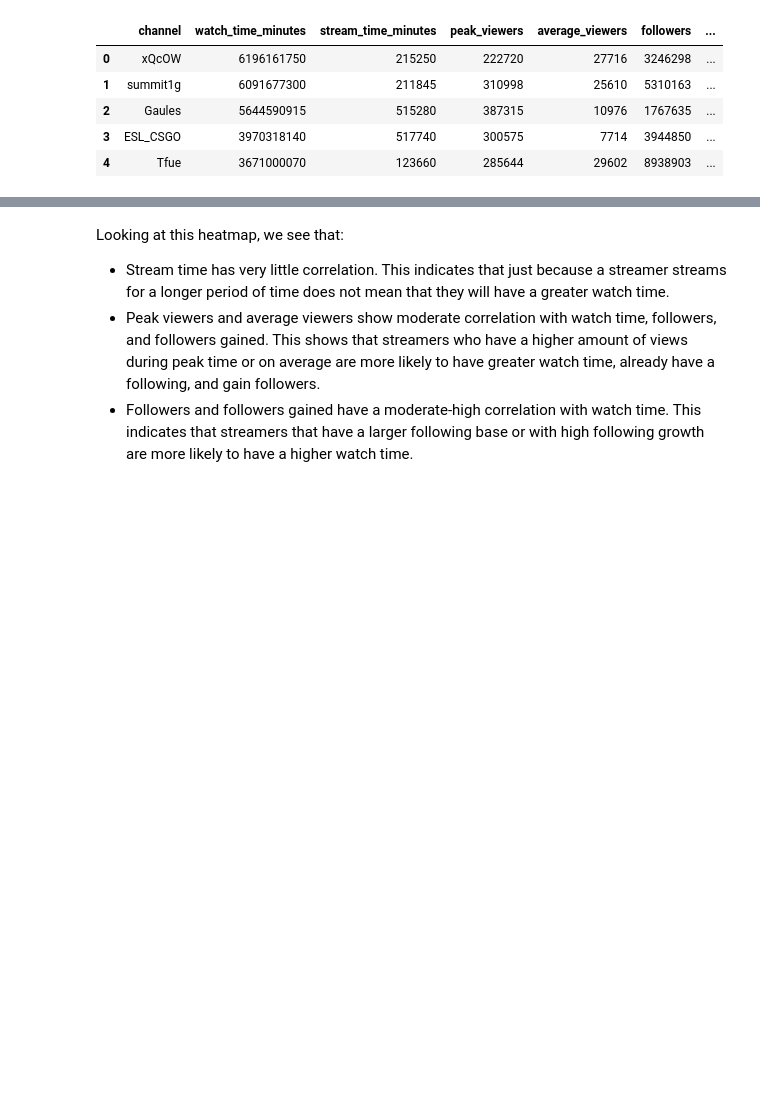
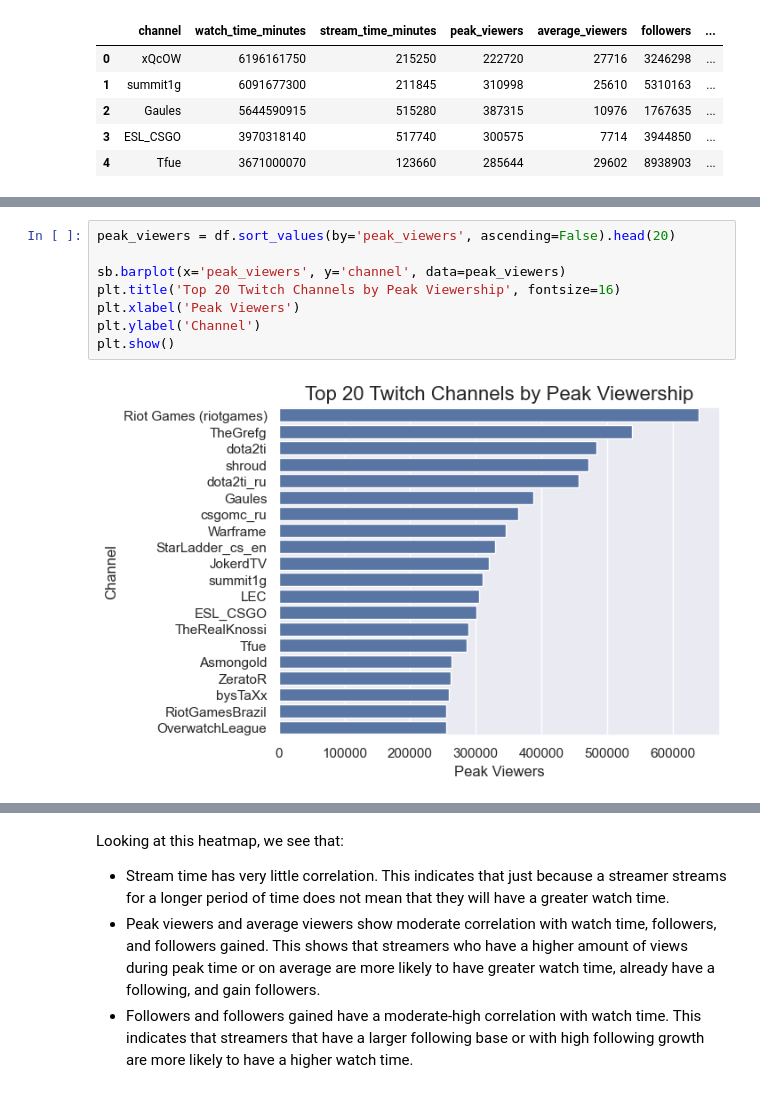
Before and after one commit to jasminejsun/twitch-streamer-analysis, a Jupyter notebook: data-exploratory-analysis.ipynb, the cells around one changed output, grey strips where cells are left out. Cells and saved outputs as stored; diff of their text form; blank space fills up the shorter version.

```diff
--- a/data-exploratory-analysis.ipynb
+++ b/data-exploratory-analysis.ipynb
@@ -54,0 +65,10 @@ In order to analyze the relationship between various numeric variables and watch
+# %%
+peak_viewers = df.sort_values(by='peak_viewers', ascending=False).head(20)
+
+sb.barplot(x='peak_viewers', y='channel', data=peak_viewers)
+plt.title('Top 20 Twitch Channels by Peak Viewership', fontsize=16)
+plt.xlabel('Peak Viewers')
+plt.ylabel('Channel')
+plt.show()
+# %% [output]
+[figure, added]
```
Also changed, not shown: parts of 9 cells of this notebook.
